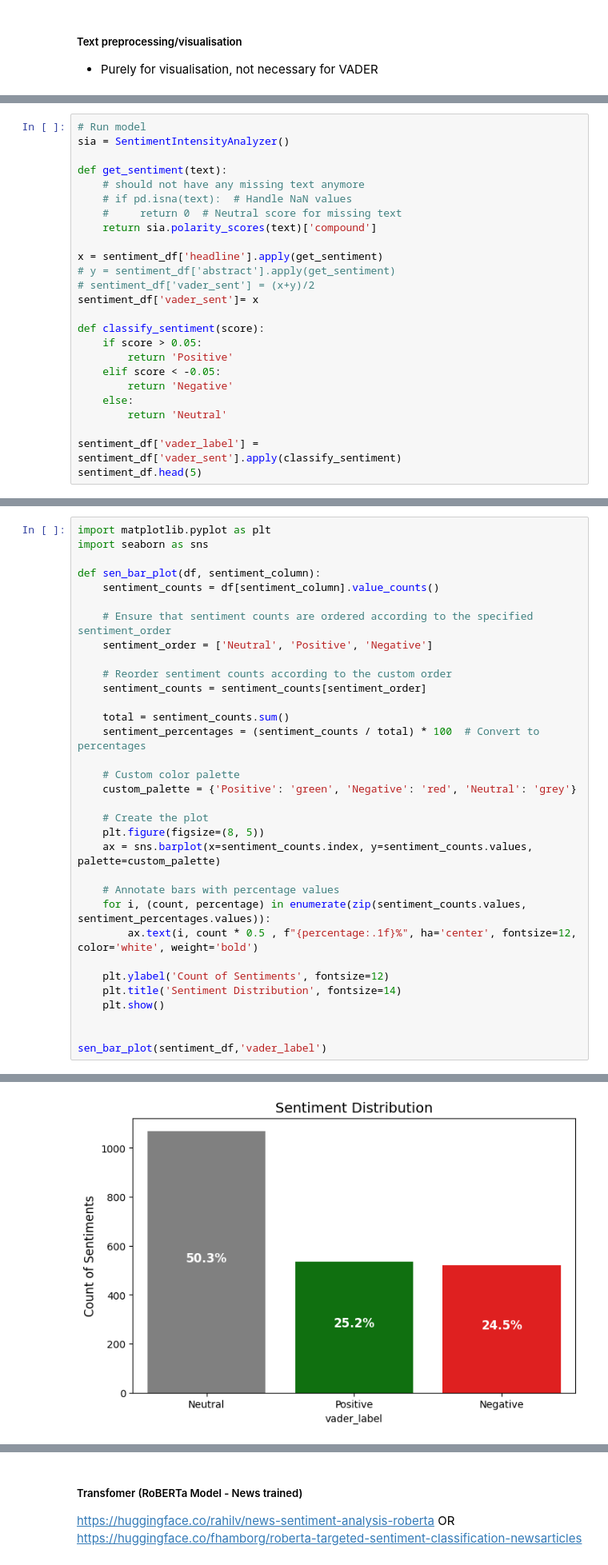
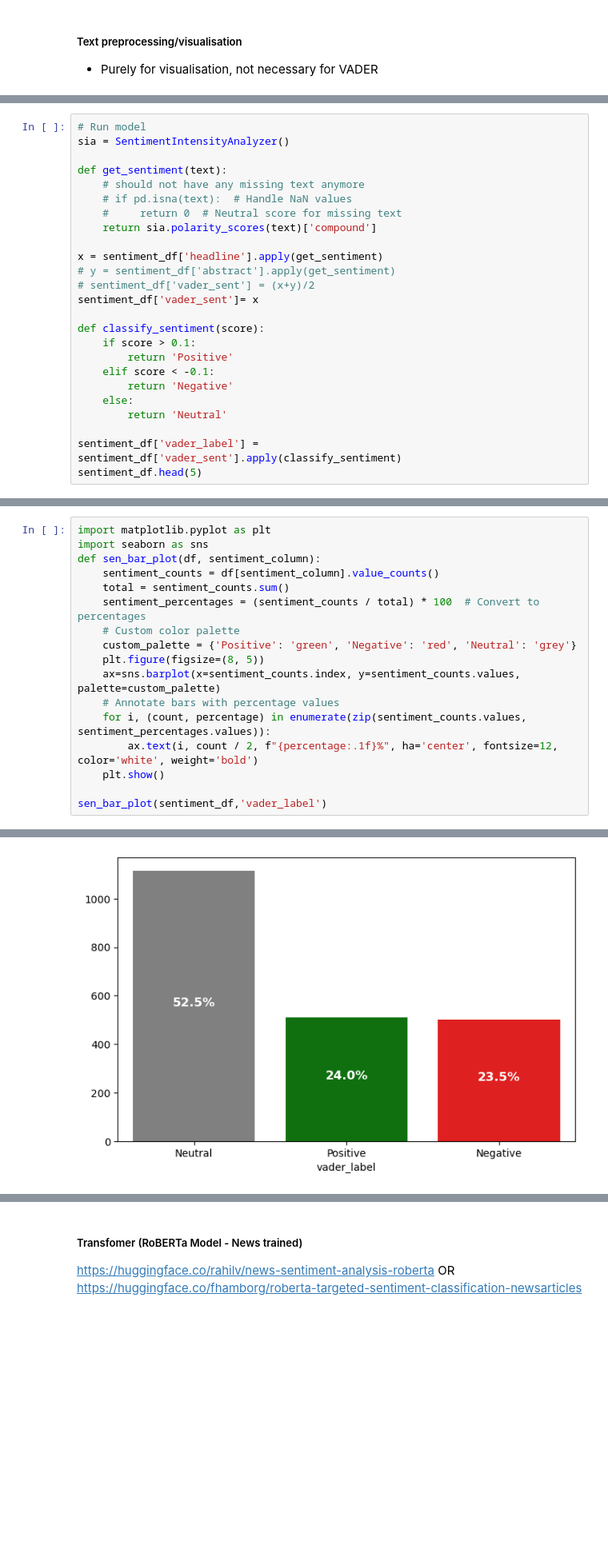
Before and after one commit to xavsant/multimodal_stockprice_prediction, a Jupyter notebook: notebooks/experiments/sentiment_models.ipynb, the cells around one changed output, grey strips where cells are left out. Shown at 80% size. Drawn from its saved outputs; the diff is of its cells as text; blank space fills up the shorter version.

```diff
--- a/notebooks/experiments/sentiment_models.ipynb
+++ b/notebooks/experiments/sentiment_models.ipynb
@@ -238,9 +182,9 @@ x = sentiment_df['headline'].apply(get_sentiment)
 sentiment_df['vader_sent']= x
 
 def classify_sentiment(score):
-    if score > 0.05:
+    if score > 0.1:
         return 'Positive'
-    elif score < -0.05:
+    elif score < -0.1:
         return 'Negative'
     else:
         return 'Neutral'
@@ -257,35 +247,19 @@ sentiment_df.head(5)
 # %%
 import matplotlib.pyplot as plt
 import seaborn as sns
-
 def sen_bar_plot(df, sentiment_column):
     sentiment_counts = df[sentiment_column].value_counts()
-
-    # Ensure that sentiment counts are ordered according to the specified sentiment_order
-    sentiment_order = ['Neutral', 'Positive', 'Negative']
-
-    # Reorder sentiment counts according to the custom order
-    sentiment_counts = sentiment_counts[sentiment_order]
-
     total = sentiment_counts.sum()
     sentiment_percentages = (sentiment_counts / total) * 100  # Convert to percentages
-
     # Custom color palette
     custom_palette = {'Positive': 'green', 'Negative': 'red', 'Neutral': 'grey'}
-
-    # Create the plot
     plt.figure(figsize=(8, 5))
-    ax = sns.barplot(x=sentiment_counts.index, y=sentiment_counts.values, palette=custom_palette)
-
+    ax=sns.barplot(x=sentiment_counts.index, y=sentiment_counts.values, palette=custom_palette)
     # Annotate bars with percentage values
     for i, (count, percentage) in enumerate(zip(sentiment_counts.values, sentiment_percentages.values)):
-        ax.text(i, count * 0.5 , f"{percentage:.1f}%", ha='center', fontsize=12, color='white', weight='bold')
-
-    plt.ylabel('Count of Sentiments', fontsize=12)
-    plt.title('Sentiment Distribution', fontsize=14)
+        ax.text(i, count / 2, f"{percentage:.1f}%", ha='center', fontsize=12, color='white', weight='bold')
     plt.show()
 
-
 sen_bar_plot(sentiment_df,'vader_label')
 # %% [output]
 Passing `palette` without assigning `hue` is deprecated and will be removed in v0.14.0. Assign the `x` variable to `hue` and set `legend=False` for the same effect.
@@ -294 +268 @@ Passing `palette` without assigning `hue` is deprecated and will be removed in v
-[figure, old version]
+[figure, new version]
```
Also changed, not shown: parts of 53 cells of this notebook.
